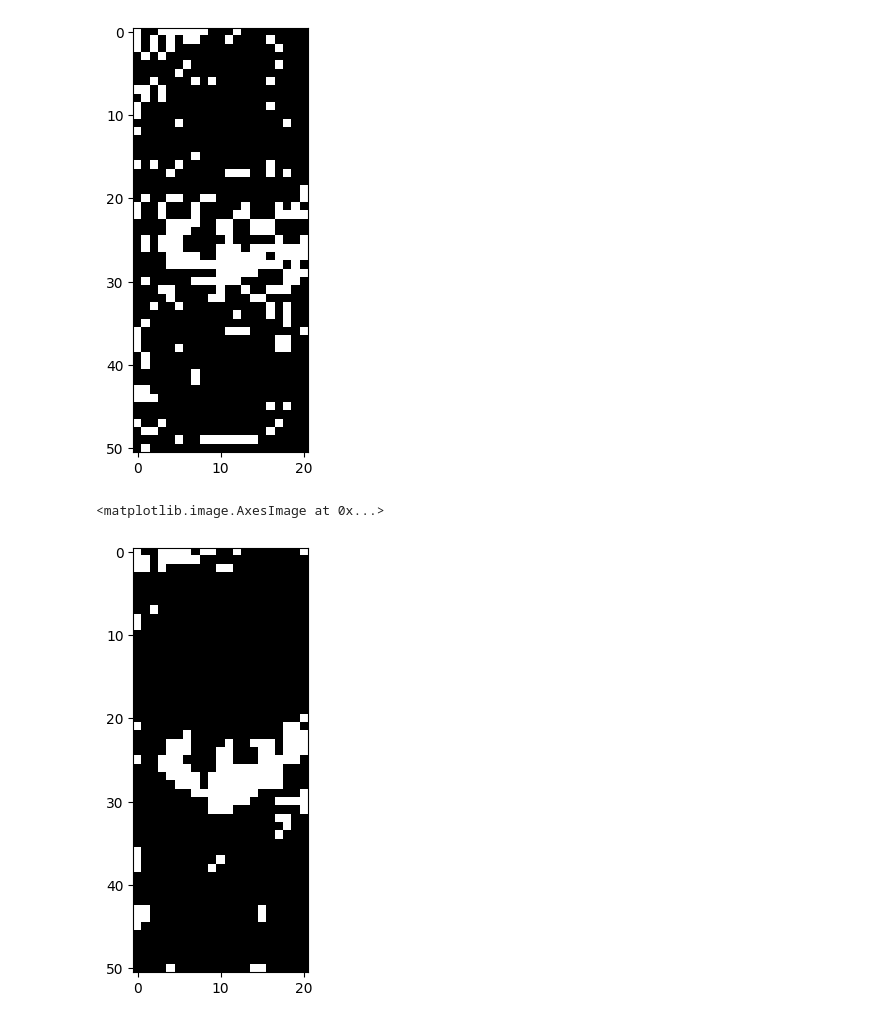
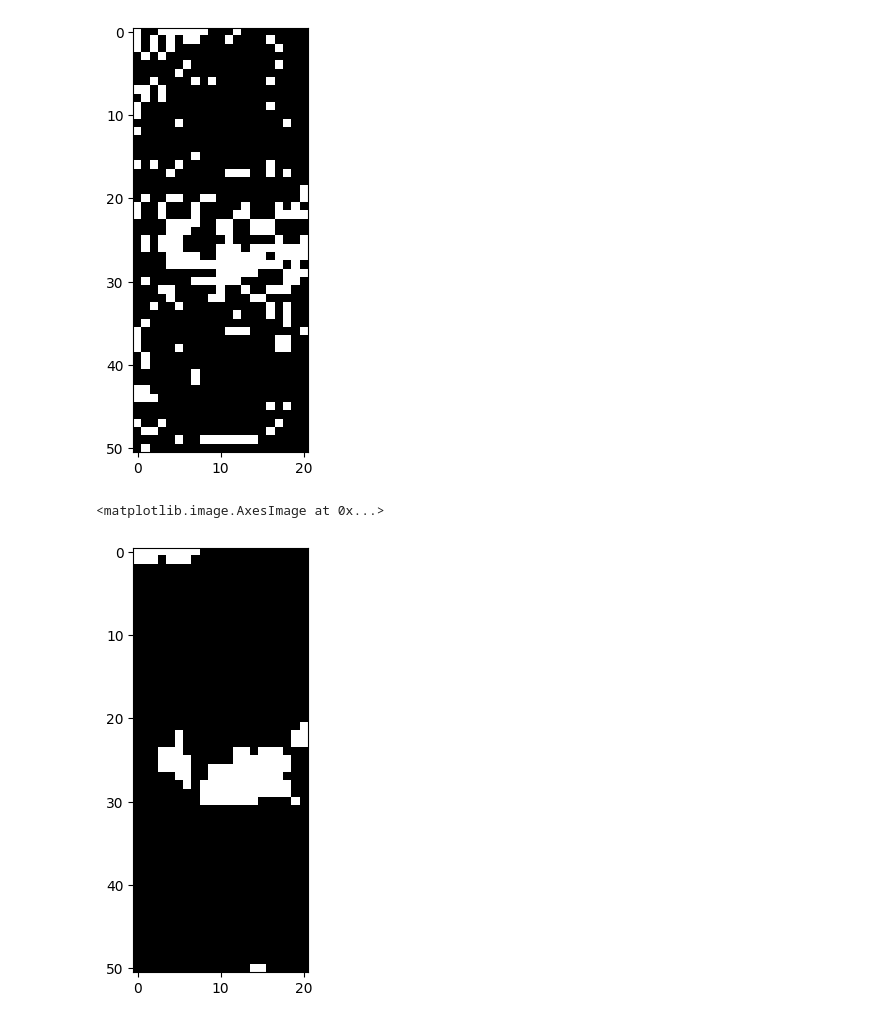
Before and after one commit to ChrnyaevEK/open-aoi, a Jupyter notebook: playground/inspection/histogram_back_projection.ipynb, the cells around one changed output. Drawn from its saved outputs; the diff is of its cells as text; code cells hidden in the pictures.

```diff
--- a/playground/inspection/histogram_back_projection.ipynb
+++ b/playground/inspection/histogram_back_projection.ipynb
@@ -143,19 +141,19 @@ imshow(chunks[0])
 # %%
 missing = chunks[0]
 present = chunks[1]
 
 
 def remove_noise(c):
     c = c.astype(np.uint8)
-    c = cv.medianBlur(c, 3)
+    c = cv.medianBlur(c, 5)
     return c.astype(bool)
 
 
 present = remove_noise(present)
 missing = remove_noise(missing)
 
 delta = np.logical_xor(present, missing)
 imshow(delta)
 # %% [output]
 <matplotlib.image.AxesImage at 0x...>
-[figure, old version]
+[figure, new version]
```
Also changed, not shown: parts of 4 cells of this notebook, 14 other files.
